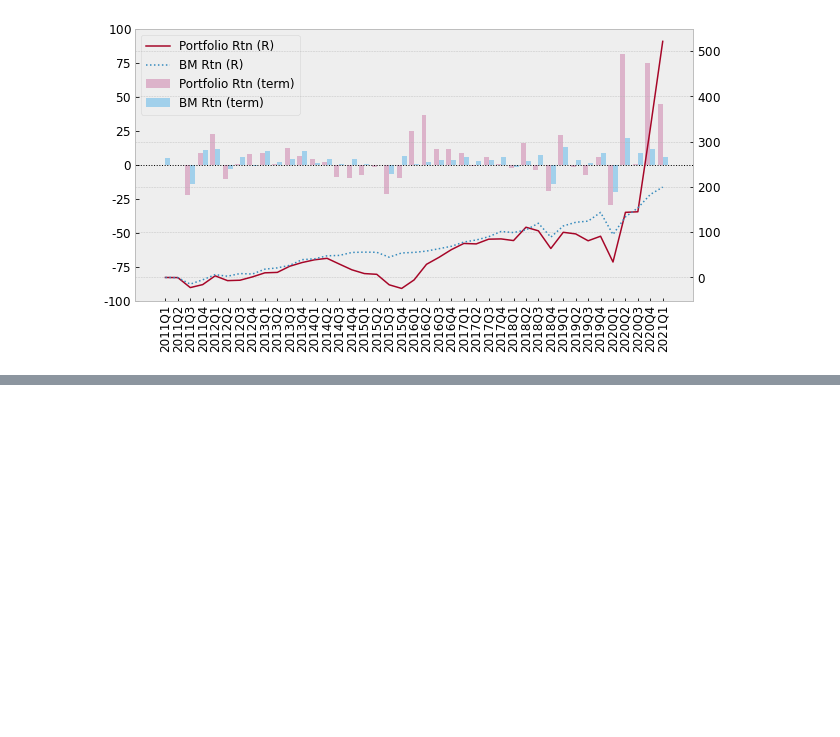
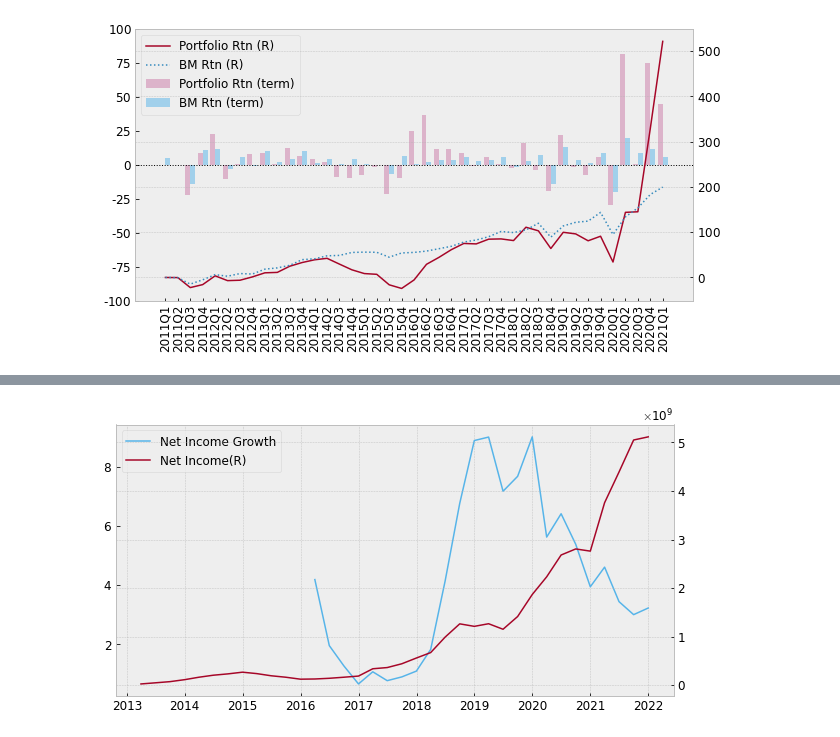
Before and after one commit to duckbill413/software-lecture, a Jupyter notebook: lecture5_2.ipynb, the cells around one changed output, grey strips where cells are left out. Cells and saved outputs as stored; diff of their text form; code cells hidden in the pictures; blank space fills up the shorter version.

```diff
--- a/lecture5_2.ipynb
+++ b/lecture5_2.ipynb
@@ -281,0 +308,6 @@ fs.draw_return(df)
+# %%
+# 순이익 증가율(3년간)
+df['Net Income Growth'] = (df['Net Income'] - df['Net Income'].shift(12)) / abs(df['Net Income'].shift(12))
+fs.draw_chart(df, left='Net Income Growth', right='Net Income')
+# %% [output]
+[figure, added]
```
Also changed, not shown: parts of 38 cells of this notebook.
